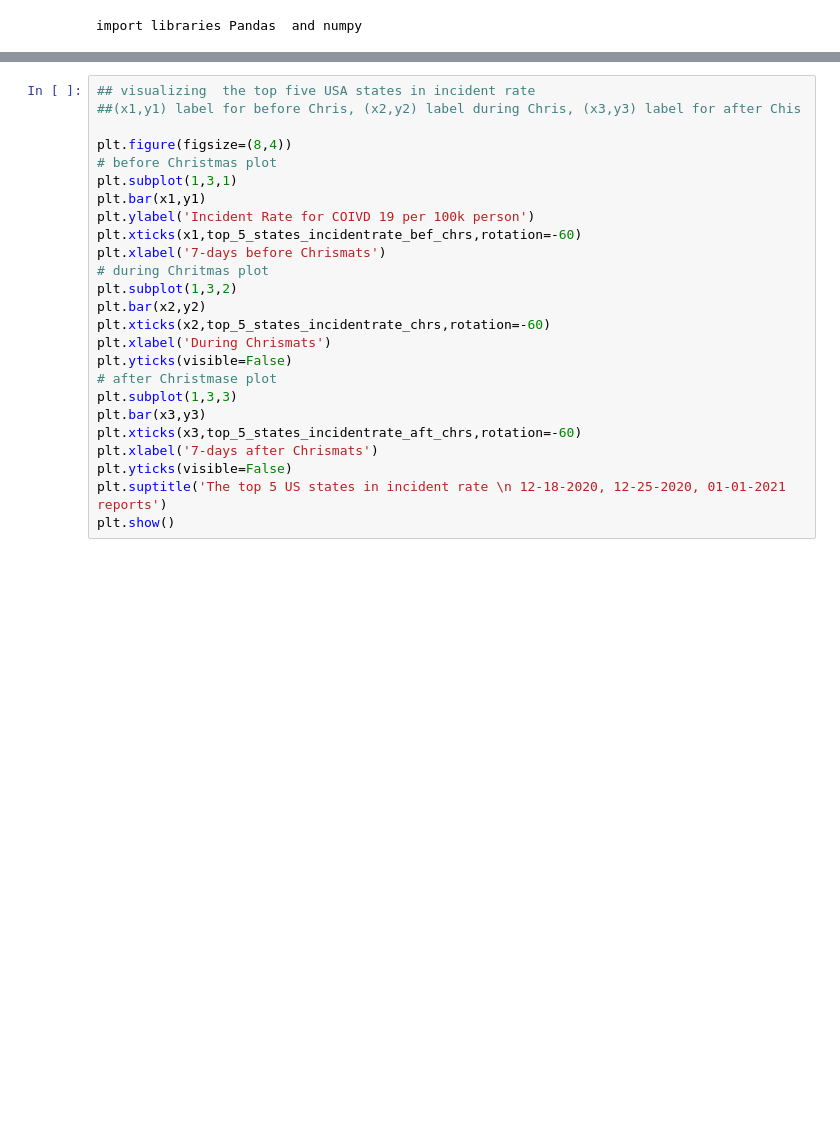
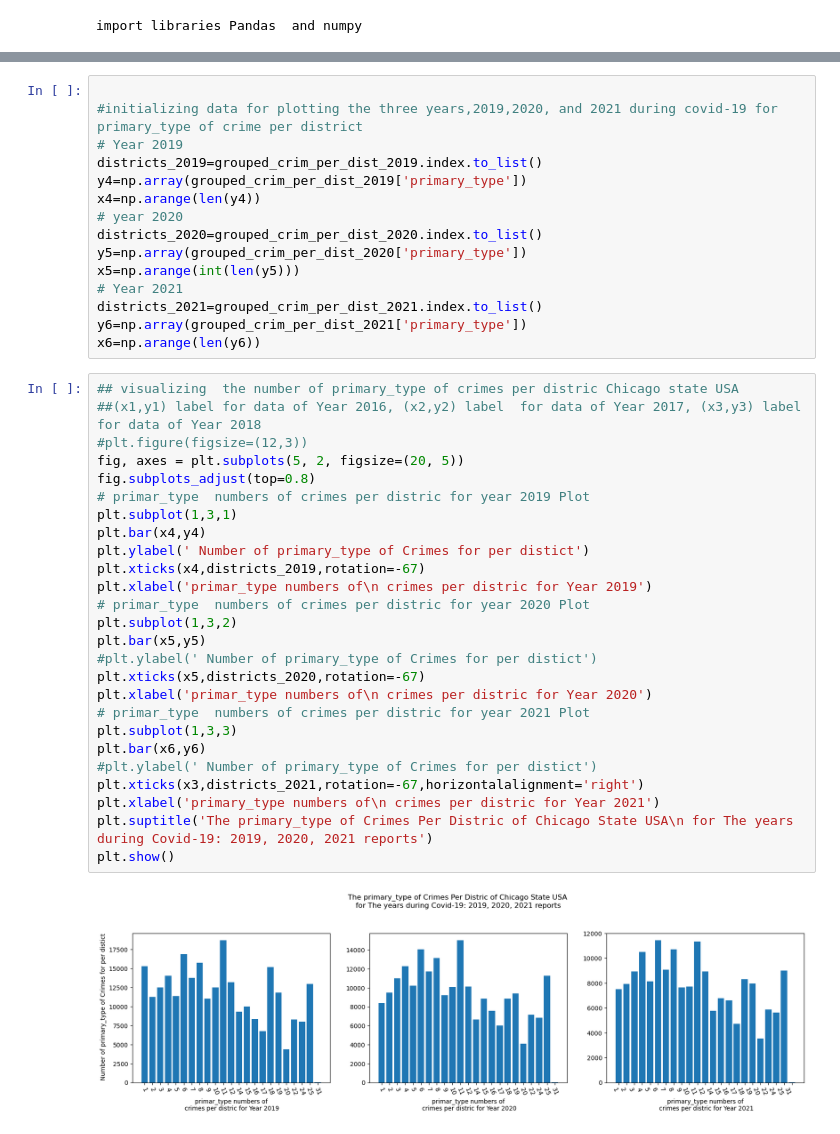
Before and after one commit to DSE-511-Chicago-Crime/Data-Analysis, a Jupyter notebook: scripts/newver-Copy1.ipynb, the cells around one changed output, grey strips where cells are left out. Cells and saved outputs as stored; diff of their text form; blank space fills up the shorter version.

```diff
--- a/scripts/newver-Copy1.ipynb
+++ b/scripts/newver-Copy1.ipynb
@@ -169,25 +190,43 @@ plt.show()
 # %%
-## visualizing  the top five USA states in incident rate
-##(x1,y1) label for before Chris, (x2,y2) label during Chris, (x3,y3) label for after Chis
 
-plt.figure(figsize=(8,4))
-# before Christmas plot
-plt.subplot(1,3,1)
-plt.bar(x1,y1)
-plt.ylabel('Incident Rate for COIVD 19 per 100k person')
-plt.xticks(x1,top_5_states_incidentrate_bef_chrs,rotation=-60)
-plt.xlabel('7-days before Chrismats')
-# during Chritmas plot
-plt.subplot(1,3,2)
-plt.bar(x2,y2)
-plt.xticks(x2,top_5_states_incidentrate_chrs,rotation=-60)
-plt.xlabel('During Chrismats')
-plt.yticks(visible=False)
-# after Christmase plot
-plt.subplot(1,3,3)
-plt.bar(x3,y3)
-plt.xticks(x3,top_5_states_incidentrate_aft_chrs,rotation=-60)
-plt.xlabel('7-days after Chrismats')
-plt.yticks(visible=False)
-plt.suptitle('The top 5 US states in incident rate \n 12-18-2020, 12-25-2020, 01-01-2021 reports')
-plt.show()
+#initializing data for plotting the three years,2019,2020, and 2021 during covid-19 for primary_type of crime per district
+# Year 2019
+districts_2019=grouped_crim_per_dist_2019.index.to_list()
+y4=np.array(grouped_crim_per_dist_2019['primary_type'])
+x4=np.arange(len(y4))
+# year 2020
+districts_2020=grouped_crim_per_dist_2020.index.to_list()
+y5=np.array(grouped_crim_per_dist_2020['primary_type'])
+x5=np.arange(int(len(y5)))
+# Year 2021
+districts_2021=grouped_crim_per_dist_2021.index.to_list()
+y6=np.array(grouped_crim_per_dist_2021['primary_type'])
+x6=np.arange(len(y6))
+# %%
+## visualizing  the number of primary_type of crimes per distric Chicago state USA
+##(x1,y1) label for data of Year 2016, (x2,y2) label  for data of Year 2017, (x3,y3) label  for data of Year 2018
+#plt.figure(figsize=(12,3))
+fig, axes = plt.subplots(5, 2, figsize=(20, 5))
+fig.subplots_adjust(top=0.8)
+# primar_type  numbers of crimes per distric for year 2019 Plot
+plt.subplot(1,3,1)
+plt.bar(x4,y4)
+plt.ylabel(' Number of primary_type of Crimes for per distict')
+plt.xticks(x4,districts_2019,rotation=-67)
+plt.xlabel('primar_type numbers of\n crimes per distric for Year 2019')
+# primar_type  numbers of crimes per distric for year 2020 Plot
+plt.subplot(1,3,2)
+plt.bar(x5,y5)
+#plt.ylabel(' Number of primary_type of Crimes for per distict')
+plt.xticks(x5,districts_2020,rotation=-67)
+plt.xlabel('primar_type numbers of\n crimes per distric for Year 2020')
+# primar_type  numbers of crimes per distric for year 2021 Plot
+plt.subplot(1,3,3)
+plt.bar(x6,y6)
+#plt.ylabel(' Number of primary_type of Crimes for per distict')
+plt.xticks(x3,districts_2021,rotation=-67,horizontalalignment='right')
+plt.xlabel('primary_type numbers of\n crimes per distric for Year 2021')
+plt.suptitle('The primary_type of Crimes Per Distric of Chicago State USA\n for The years during Covid-19: 2019, 2020, 2021 reports')
+plt.show()
+# %% [output]
+[figure, added]
```
Also changed, not shown: parts of 16 cells of this notebook.
